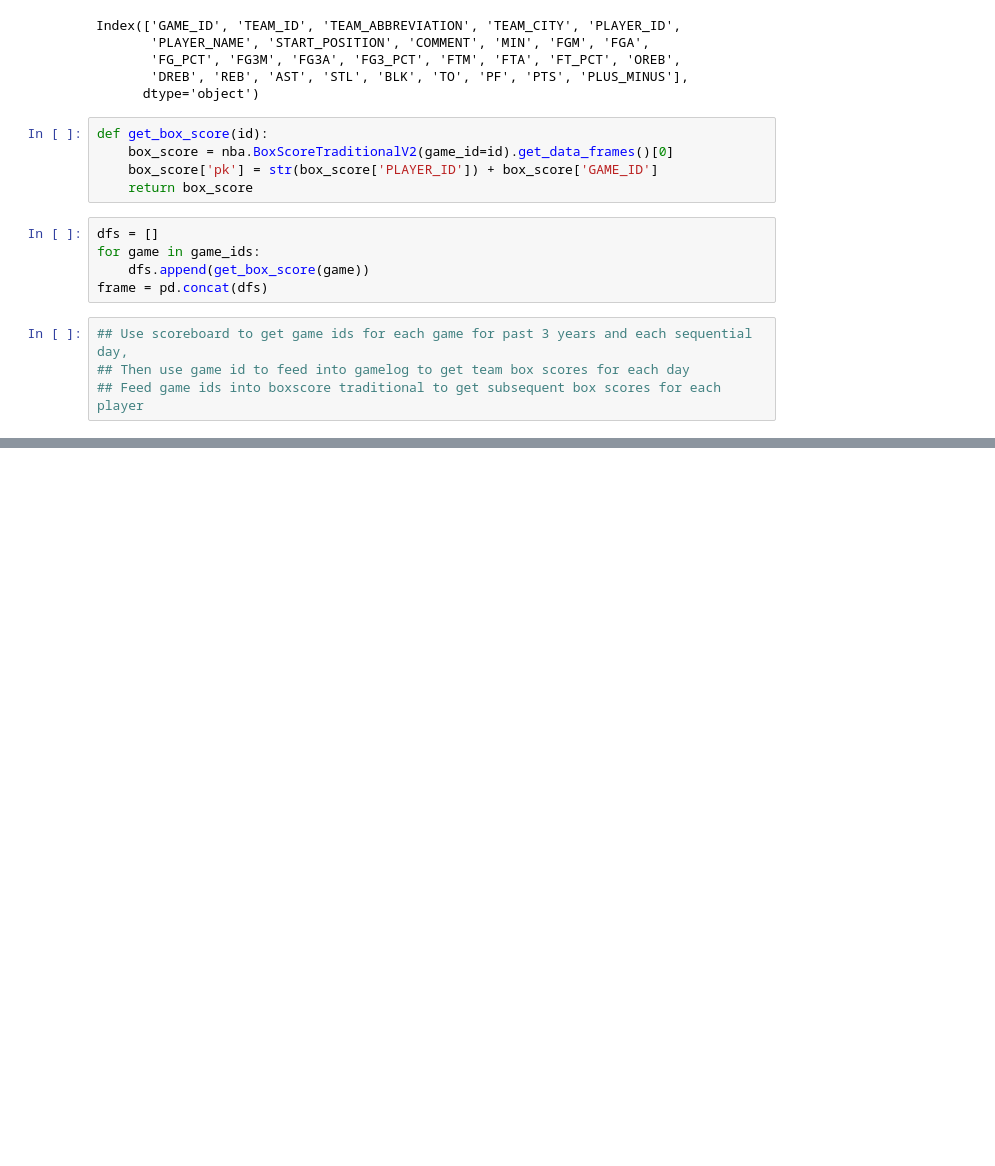
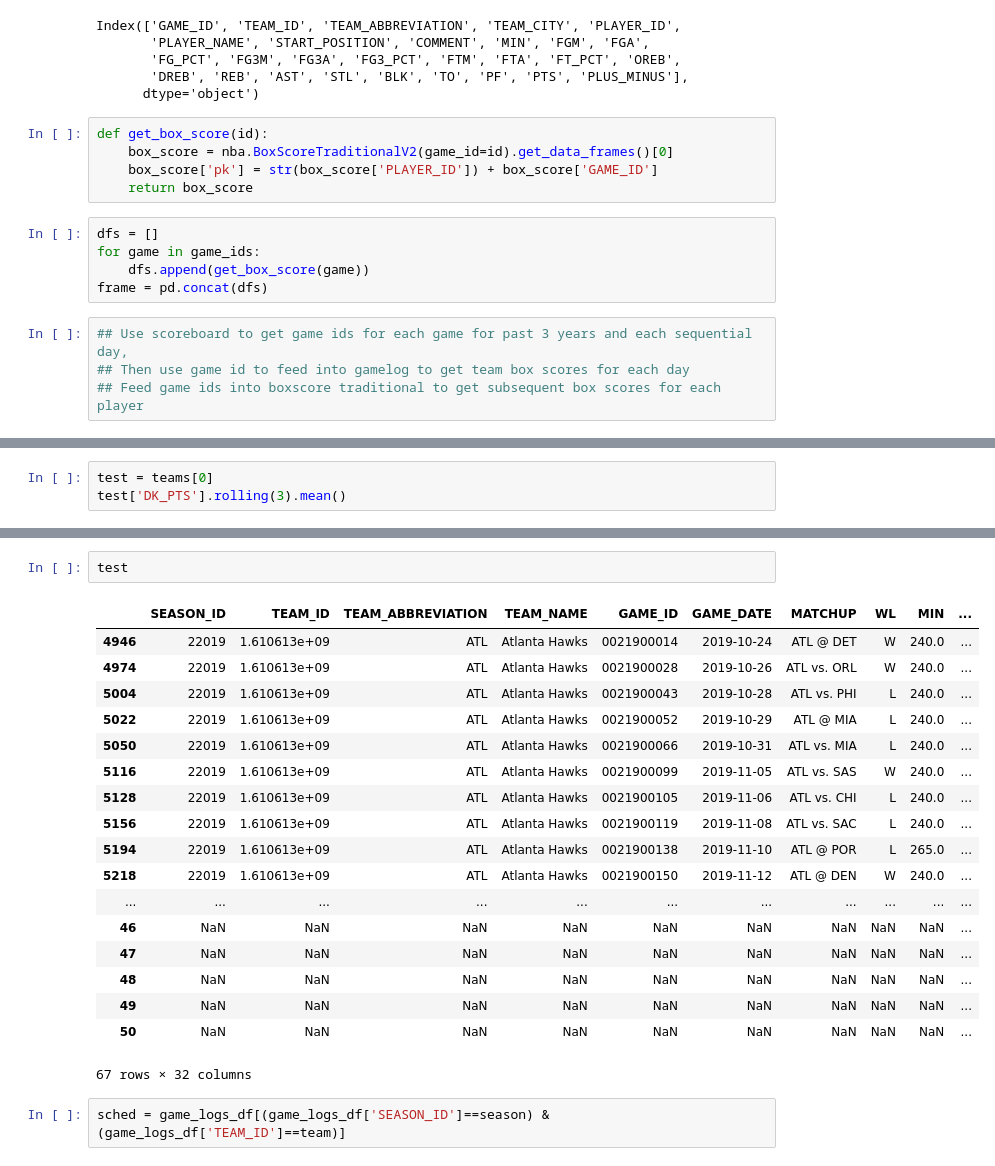
Before and after one commit to jcTTP3/nba_score_prediction, a Jupyter notebook: nba_db.ipynb, the cells around one changed output, grey strips where cells are left out. Drawn from its saved outputs; the diff is of its cells as text; blank space fills up the shorter version.

```diff
--- a/nba_db.ipynb
+++ b/nba_db.ipynb
@@ -337,0 +439,3 @@ frame = pd.concat(dfs)
+# %%
+test = teams[0]
+test['DK_PTS'].rolling(3).mean()
@@ -337,0 +460,23 @@ frame = pd.concat(dfs)
+# %%
+test
+# %% [output]
+|  | SEASON_ID | TEAM_ID | TEAM_ABBREVIATION | TEAM_NAME | GAME_ID | GAME_DATE | MATCHUP | WL | MIN | ... |
+| 4946 | 22019 | 1.610613e+09 | ATL | Atlanta Hawks | 0021900014 | 2019-10-24 | ATL @ DET | W | 240.0 | ... |
+| 4974 | 22019 | 1.610613e+09 | ATL | Atlanta Hawks | 0021900028 | 2019-10-26 | ATL vs. ORL | W | 240.0 | ... |
+| 5004 | 22019 | 1.610613e+09 | ATL | Atlanta Hawks | 0021900043 | 2019-10-28 | ATL vs. PHI | L | 240.0 | ... |
+| 5022 | 22019 | 1.610613e+09 | ATL | Atlanta Hawks | 0021900052 | 2019-10-29 | ATL @ MIA | L | 240.0 | ... |
+| 5050 | 22019 | 1.610613e+09 | ATL | Atlanta Hawks | 0021900066 | 2019-10-31 | ATL vs. MIA | L | 240.0 | ... |
+| 5116 | 22019 | 1.610613e+09 | ATL | Atlanta Hawks | 0021900099 | 2019-11-05 | ATL vs. SAS | W | 240.0 | ... |
+| 5128 | 22019 | 1.610613e+09 | ATL | Atlanta Hawks | 0021900105 | 2019-11-06 | ATL vs. CHI | L | 240.0 | ... |
+| 5156 | 22019 | 1.610613e+09 | ATL | Atlanta Hawks | 0021900119 | 2019-11-08 | ATL vs. SAC | L | 240.0 | ... |
+| 5194 | 22019 | 1.610613e+09 | ATL | Atlanta Hawks | 0021900138 | 2019-11-10 | ATL @ POR | L | 265.0 | ... |
+| 5218 | 22019 | 1.610613e+09 | ATL | Atlanta Hawks | 0021900150 | 2019-11-12 | ATL @ DEN | W | 240.0 | ... |
+| ... | ... | ... | ... | ... | ... | ... | ... | ... | ... | ... |
+| 46 | NaN | NaN | NaN | NaN | NaN | NaN | NaN | NaN | NaN | ... |
+| 47 | NaN | NaN | NaN | NaN | NaN | NaN | NaN | NaN | NaN | ... |
+| 48 | NaN | NaN | NaN | NaN | NaN | NaN | NaN | NaN | NaN | ... |
+| 49 | NaN | NaN | NaN | NaN | NaN | NaN | NaN | NaN | NaN | ... |
+| 50 | NaN | NaN | NaN | NaN | NaN | NaN | NaN | NaN | NaN | ... |
+67 rows × 32 columns
+# %%
+sched = game_logs_df[(game_logs_df['SEASON_ID']==season) & (game_logs_df['TEAM_ID']==team)]
```
Also changed, not shown: parts of 89 cells of this notebook.
